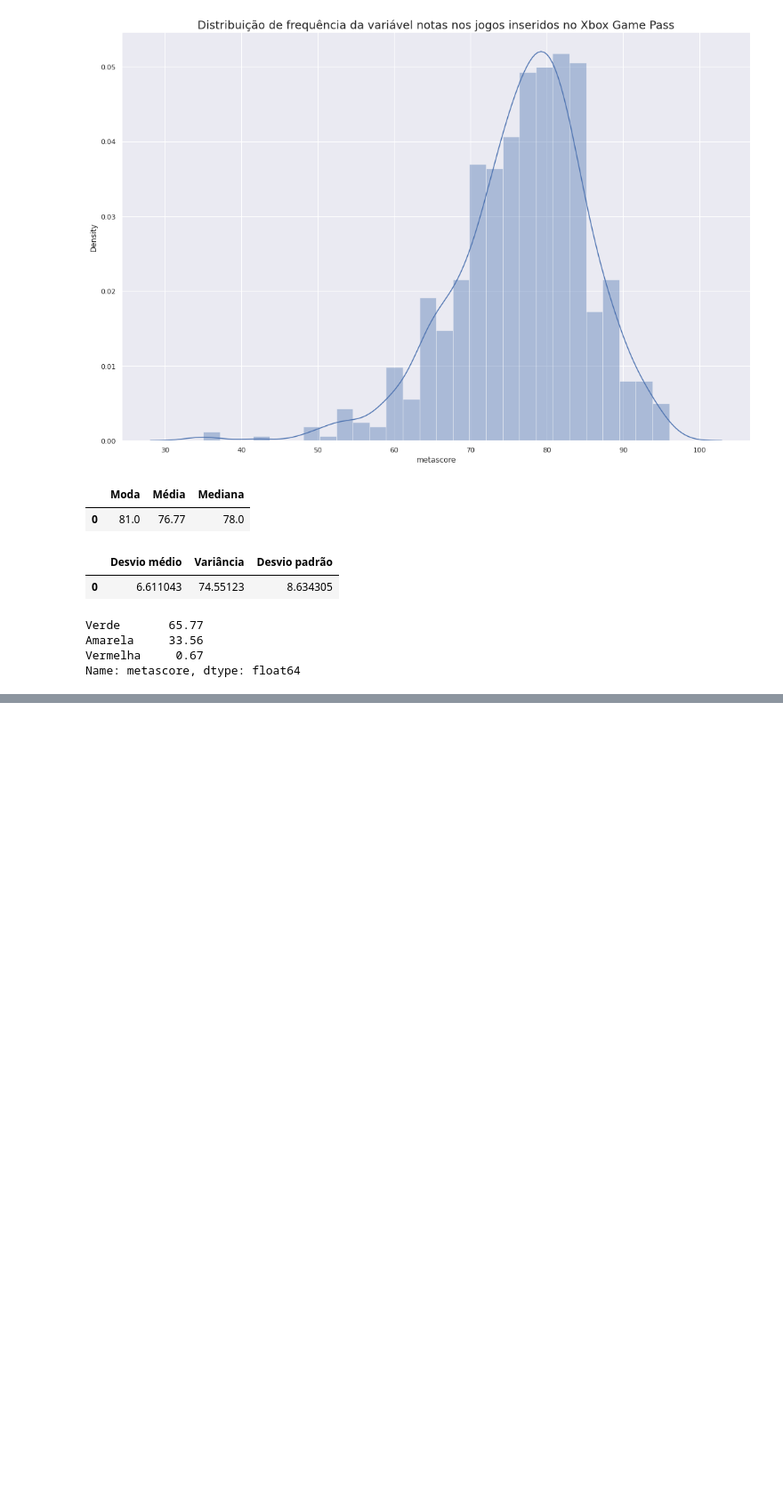
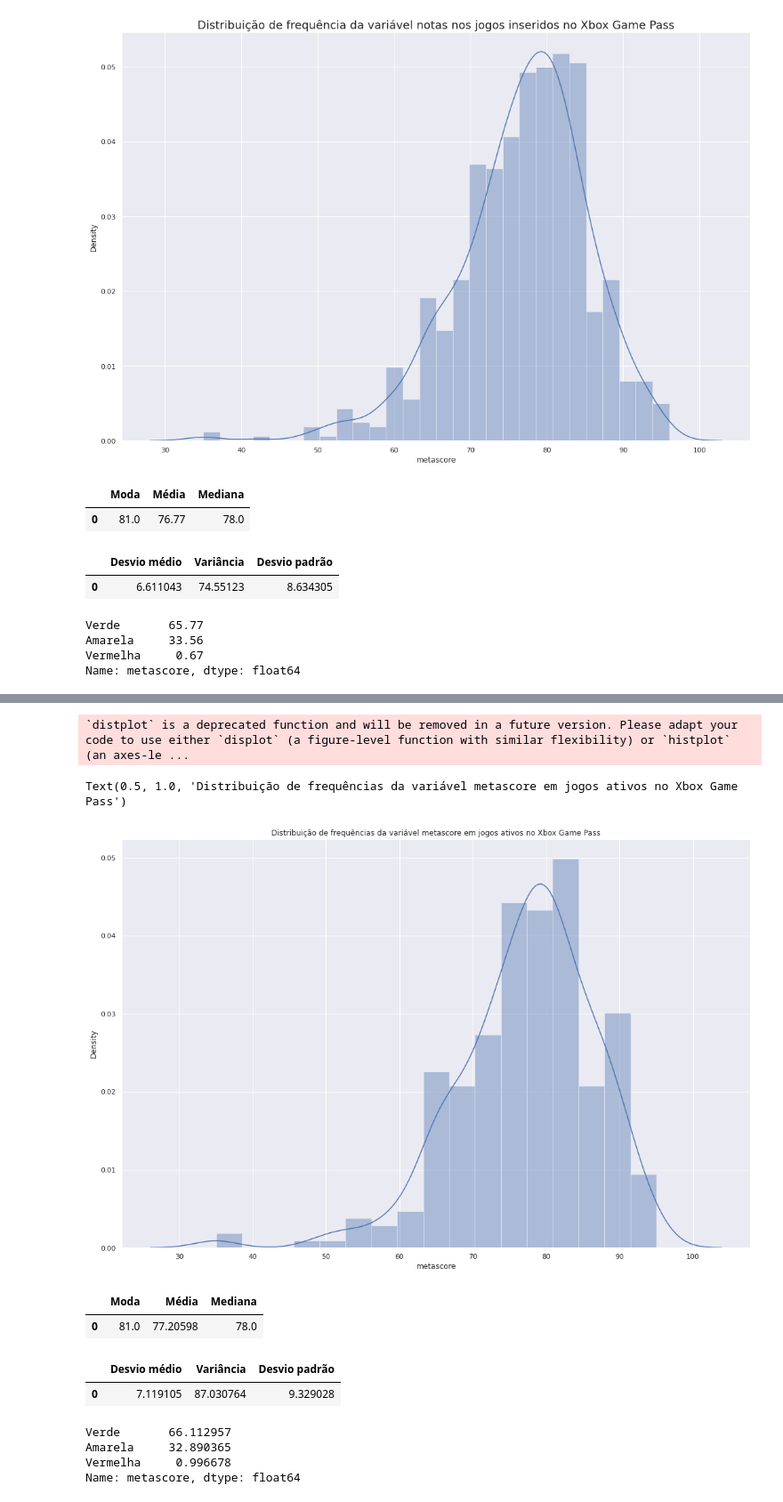
Before and after one commit to DamodaraBarbosa/xbox_game_pass_analisys, a Jupyter notebook: Statistical_Analisys_Xbox_Game_Pass.ipynb, the cells around one changed output, grey strips where cells are left out. Shown at 89% size. Drawn from its saved outputs; the diff is of its cells as text; code cells hidden in the pictures; blank space fills up the shorter version.

```diff
--- a/Statistical_Analisys_Xbox_Game_Pass.ipynb
+++ b/Statistical_Analisys_Xbox_Game_Pass.ipynb
@@ -560,0 +570,6 @@ Name: metascore, dtype: float64
+# %%
+# estatísticas descritivas:
+
+metascore_active = gamepass.query('status == "Active"')['metascore']
+
+metascore_active.describe()
@@ -560,0 +608,35 @@ Name: metascore, dtype: float64
+# %%
+# distribuição das frequências do metascore para os jogos ativos:
+
+ax = sns.distplot(metascore_active)
+ax.set_title('Distribuição de frequências da variável metascore em jogos ativos no Xbox Game Pass')
+# %% [output]
+`distplot` is a deprecated function and will be removed in a future version. Please adapt your code to use either `displot` (a figure-level function with similar flexibility) or `histplot` (an axes-le ...
+Text(0.5, 1.0, 'Distribuição de frequências da variável metascore em jogos ativos no Xbox Game Pass')
+[figure, added]
+# %%
+# média, mediana e moda:
+
+pd.DataFrame({'Moda': metascore_active.mode(), 'Média': metascore_active.mean(), 'Mediana': metascore_active.median()})
+# %% [output]
+|  | Moda | Média | Mediana |
+| 0 | 81.0 | 77.20598 | 78.0 |
+# %%
+# desvio médio, variância e desvio padrão:
+
+pd.DataFrame({'Desvio médio': metascore_active.mad(),
+              'Variância': metascore_active.var(),
+              'Desvio padrão': metascore_active.std()},
+             index= [0])
+# %% [output]
+|  | Desvio médio | Variância | Desvio padrão |
+| 0 | 7.119105 | 87.030764 | 9.329028 |
+# %%
+# porcentagem de jogos nas categorias vermelha, amarela e verde do metacritic:
+
+pd.cut(metascore_active, bins= bins, labels= labels, right= False).value_counts(normalize= True) * 100
+# %% [output]
+Verde       66.112957
+Amarela     32.890365
+Vermelha     0.996678
+Name: metascore, dtype: float64
```
Also changed, not shown: parts of 25 cells of this notebook.
